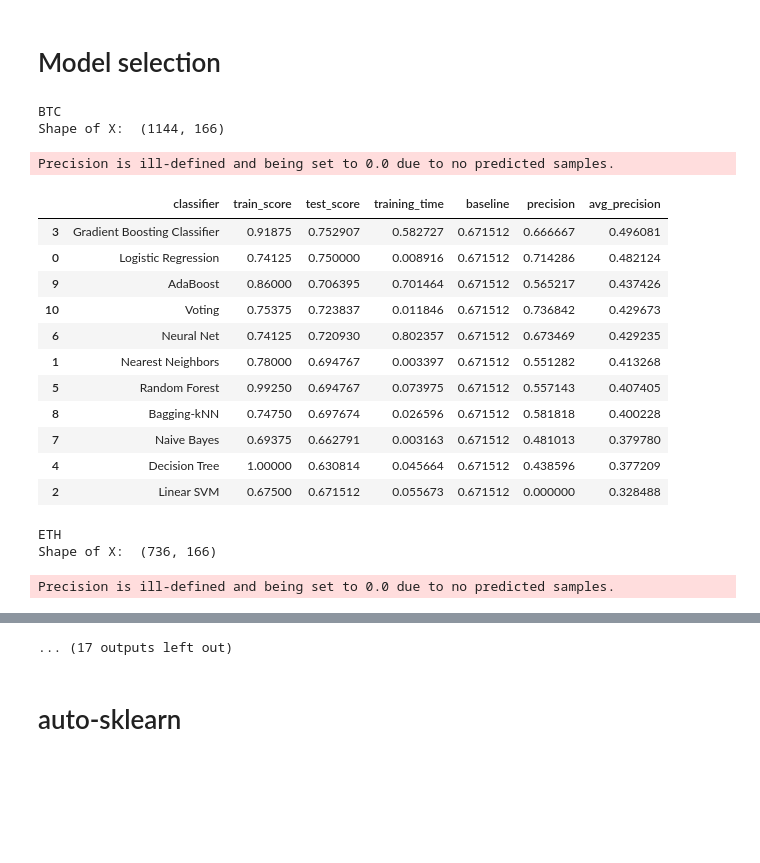
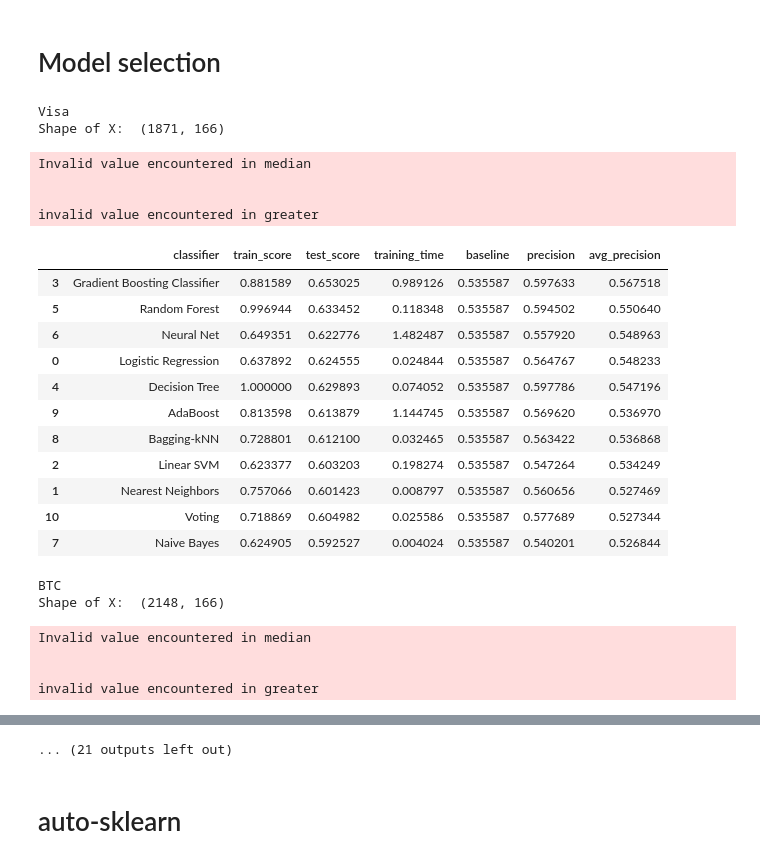
Before and after one commit to arashash/BitPredict, a Jupyter notebook: Classification/classifyTomorrowChange.ipynb, the cells around one changed output, grey strips where cells are left out. Drawn from its saved outputs; the diff is of its cells as text; code cells hidden in the pictures; blank space fills up the shorter version.

Commit message:
stock market data added

```diff
--- a/Classification/classifyTomorrowChange.ipynb
+++ b/Classification/classifyTomorrowChange.ipynb
@@ -63,7 +63,7 @@ def get_quandl_data(quandl_id):
         print('Loaded {} from cache'.format(quandl_id))
     except (OSError, IOError) as e:
         print('Downloading {} from Quandl'.format(quandl_id))
-        df = quandl.get(quandl_id, returns="pandas")
+        df = quandl.get(quandl_id, returns="pandas", start_date="2010-01-01")
         df.to_pickle(cache_path)
         print('Cached {} at {}'.format(quandl_id, cache_path))
     return df
@@ -145,0 +141,13 @@ Loaded BCHARTS/KRAKENUSD from cache
+# %%
+visa_stock = get_quandl_data('EOD/V')[['Adj_Open', 'Adj_High', 'Adj_Low', 'Adj_Close', 'Adj_Volume']]
+
+visa_stock = visa_stock.rename(columns={'Adj_Open': 'open'})
+visa_stock = visa_stock.rename(columns={'Adj_High': 'high'})
+visa_stock = visa_stock.rename(columns={'Adj_Low': 'low'})
+visa_stock = visa_stock.rename(columns={'Adj_Close': 'close'})
+visa_stock = visa_stock.rename(columns={'Adj_Volume': 'volume'})
+
+visa_stock['weightedAverage'] = (visa_stock['low'] + visa_stock['high'])/2
+visa_stock['quoteVolume'] = visa_stock['volume']
+
+visa_stock.head()
@@ -304,15 +331,3 @@ df_scatter(combined_df, 'Cryptocurrency Prices (BTC)', seperate_y_axis=False, y_
 # %% [markdown]
 # Getting the data with featurese
 adds features for classification. First computes the change ratio of all features. This way the features become unitless. Then find the target labels by shifting the weightedAverage and comparing with average value.
-# %%
-df = get_quandl_data('BCHARTS/BITSTAMPUSD')
-df = df.fillna(0)
-# average using more exchange data
-exchanges = ['COINBASE','ITBIT', 'KRAKEN']
-# for exchange in exchanges:
-#     exchange_code = 'BCHARTS/{}USD'.format(exchange)
-#     btc_exchange_df = get_quandl_data(exchange_code)
-#     btc_exchange_df = btc_exchange_df.dropna()
-#     df = df + btc_exchange_df
-# df = df / (len(exchanges)+1)
-df.tail()
@@ -328,7 +334,9 @@ Loaded BCHARTS/BITSTAMPUSD from cache
 # %%
 def getData(altcoin):
-    if altcoin == 'BTC':
-        df = btc_usd_df[1000:-1]
+    if altcoin == 'Visa':
+        df = visa_stock
+    elif altcoin == 'BTC':
+        df = btc_usd_df
     else:
         # selecting the features of the given altcoin
         df = altcoin_data[altcoin][['open', 'close', 'high', 'low', 'quoteVolume', 'volume', 'weightedAverage']]
@@ -466,7 +474,7 @@ def getData(altcoin):
 #     y = np.sign(tomorrrowPriceChange - priceChangeMed)
 
 
-    delta = 0.01
+    delta = 0.00
 #     y = (np.sign(tomorrrowPriceChange - delta) + np.sign(tomorrrowPriceChange + delta)) / 2.0
 
 #     buyCount = np.sum(y==1)
@@ -556,32 +564,38 @@ def batch_classify(X_train, Y_train, X_test, Y_test, verbose = True):
         count+=1
     return df_results
 # %%
-coins = ['BTC','ETH','LTC','XRP','ETC','STR','DASH','SC','XMR','XEM']
+coins = ['Visa','BTC','ETH','LTC','XRP','ETC','STR','DASH','SC','XMR','XEM']
 
 for coin in coins:
     print(coin)
     X, y, depVar = getData(coin)
     X_new = preprocess(X, y, k=80)
     X_train, X_test, Y_train, Y_test = train_test_split(X_new, y, test_size=0.3, random_state=1)
     df_results = batch_classify(X_train, Y_train, X_test, Y_test)
     display(df_results.sort_values(by='avg_precision', ascending=False))
 # %% [output]
-BTC
-Shape of X:  (1144, 166)
+Visa
+Shape of X:  (1871, 166)
-Precision is ill-defined and being set to 0.0 due to no predicted samples.
+Invalid value encountered in median
+
+
+invalid value encountered in greater
 |  | classifier | train_score | test_score | training_time | baseline | precision | avg_precision |
-| 3 | Gradient Boosting Classifier | 0.91875 | 0.752907 | 0.582727 | 0.671512 | 0.666667 | 0.496081 |
-| 0 | Logistic Regression | 0.74125 | 0.750000 | 0.008916 | 0.671512 | 0.714286 | 0.482124 |
-| 9 | AdaBoost | 0.86000 | 0.706395 | 0.701464 | 0.671512 | 0.565217 | 0.437426 |
-| 10 | Voting | 0.75375 | 0.723837 | 0.011846 | 0.671512 | 0.736842 | 0.429673 |
-| 6 | Neural Net | 0.74125 | 0.720930 | 0.802357 | 0.671512 | 0.673469 | 0.429235 |
-| 1 | Nearest Neighbors | 0.78000 | 0.694767 | 0.003397 | 0.671512 | 0.551282 | 0.413268 |
-| 5 | Random Forest | 0.99250 | 0.694767 | 0.073975 | 0.671512 | 0.557143 | 0.407405 |
-| 8 | Bagging-kNN | 0.74750 | 0.697674 | 0.026596 | 0.671512 | 0.581818 | 0.400228 |
-| 7 | Naive Bayes | 0.69375 | 0.662791 | 0.003163 | 0.671512 | 0.481013 | 0.379780 |
-| 4 | Decision Tree | 1.00000 | 0.630814 | 0.045664 | 0.671512 | 0.438596 | 0.377209 |
-| 2 | Linear SVM | 0.67500 | 0.671512 | 0.055673 | 0.671512 | 0.000000 | 0.328488 |
+| 3 | Gradient Boosting Classifier | 0.881589 | 0.653025 | 0.989126 | 0.535587 | 0.597633 | 0.567518 |
+| 5 | Random Forest | 0.996944 | 0.633452 | 0.118348 | 0.535587 | 0.594502 | 0.550640 |
+| 6 | Neural Net | 0.649351 | 0.622776 | 1.482487 | 0.535587 | 0.557920 | 0.548963 |
+| 0 | Logistic Regression | 0.637892 | 0.624555 | 0.024844 | 0.535587 | 0.564767 | 0.548233 |
+| 4 | Decision Tree | 1.000000 | 0.629893 | 0.074052 | 0.535587 | 0.597786 | 0.547196 |
+| 9 | AdaBoost | 0.813598 | 0.613879 | 1.144745 | 0.535587 | 0.569620 | 0.536970 |
+| 8 | Bagging-kNN | 0.728801 | 0.612100 | 0.032465 | 0.535587 | 0.563422 | 0.536868 |
+| 2 | Linear SVM | 0.623377 | 0.603203 | 0.198274 | 0.535587 | 0.547264 | 0.534249 |
+| 1 | Nearest Neighbors | 0.757066 | 0.601423 | 0.008797 | 0.535587 | 0.560656 | 0.527469 |
+| 10 | Voting | 0.718869 | 0.604982 | 0.025586 | 0.535587 | 0.577689 | 0.527344 |
+| 7 | Naive Bayes | 0.624905 | 0.592527 | 0.004024 | 0.535587 | 0.540201 | 0.526844 |
-ETH
-Shape of X:  (736, 166)
+BTC
+Shape of X:  (2148, 166)
-Precision is ill-defined and being set to 0.0 due to no predicted samples.
+Invalid value encountered in median
+
+
+invalid value encountered in greater
 |  | classifier | train_score | test_score | training_time | baseline | precision | avg_precision |
@@ -629,4 +649,4 @@ Precision is ill-defined and being set to 0.0 due to no predicted samples.
-... (17 outputs left out)
+... (21 outputs left out)
 # %% [markdown]
 # auto-sklearn
 # %%
```
Also changed, not shown: parts of 7 cells of this notebook, 14 other files.
